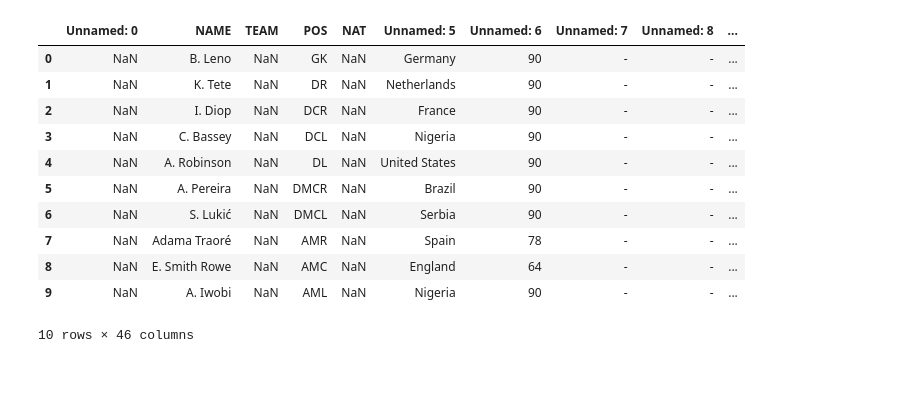
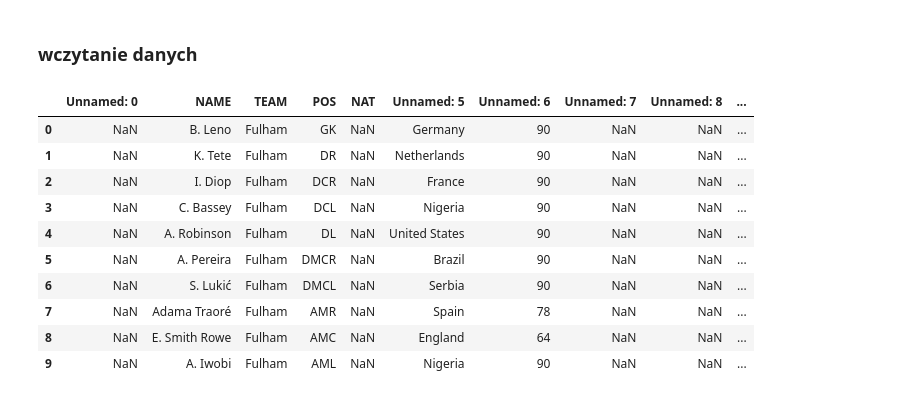
Before and after one commit to olekh-hub/inz, a Jupyter notebook: scraping_project/src/temp.ipynb, the cells around one changed output. Saved outputs shown, nothing was run; the diff lists cells and outputs as text; code cells hidden in the pictures.

```diff
--- a/scraping_project/src/temp.ipynb
+++ b/scraping_project/src/temp.ipynb
@@ -76,16 +9,19 @@ AttributeError: _ARRAY_API not found
+# %%
+pd.set_option('display.max_columns', None)
+# %% [markdown]
+### wczytanie danych
 # %%
-df = pd.read_csv('data.csv', sep=';')
-df.head(10)
+player_df = pd.read_csv('data_sec.csv', na_values='-')
+player_df.head(10)
 # %% [output]
 |  | Unnamed: 0 | NAME | TEAM | POS | NAT | Unnamed: 5 | Unnamed: 6 | Unnamed: 7 | Unnamed: 8 | ... |
-| 0 | NaN | B. Leno | NaN | GK | NaN | Germany | 90 | - | - | ... |
-| 1 | NaN | K. Tete | NaN | DR | NaN | Netherlands | 90 | - | - | ... |
-| 2 | NaN | I. Diop | NaN | DCR | NaN | France | 90 | - | - | ... |
-| 3 | NaN | C. Bassey | NaN | DCL | NaN | Nigeria | 90 | - | - | ... |
-| 4 | NaN | A. Robinson | NaN | DL | NaN | United States | 90 | - | - | ... |
-| 5 | NaN | A. Pereira | NaN | DMCR | NaN | Brazil | 90 | - | - | ... |
-| 6 | NaN | S. Lukić | NaN | DMCL | NaN | Serbia | 90 | - | - | ... |
-| 7 | NaN | Adama Traoré | NaN | AMR | NaN | Spain | 78 | - | - | ... |
-| 8 | NaN | E. Smith Rowe | NaN | AMC | NaN | England | 64 | - | - | ... |
-| 9 | NaN | A. Iwobi | NaN | AML | NaN | Nigeria | 90 | - | - | ... |
+| 0 | NaN | B. Leno | Fulham | GK | NaN | Germany | 90 | NaN | NaN | ... |
+| 1 | NaN | K. Tete | Fulham | DR | NaN | Netherlands | 90 | NaN | NaN | ... |
+| 2 | NaN | I. Diop | Fulham | DCR | NaN | France | 90 | NaN | NaN | ... |
+| 3 | NaN | C. Bassey | Fulham | DCL | NaN | Nigeria | 90 | NaN | NaN | ... |
+| 4 | NaN | A. Robinson | Fulham | DL | NaN | United States | 90 | NaN | NaN | ... |
+| 5 | NaN | A. Pereira | Fulham | DMCR | NaN | Brazil | 90 | NaN | NaN | ... |
+| 6 | NaN | S. Lukić | Fulham | DMCL | NaN | Serbia | 90 | NaN | NaN | ... |
+| 7 | NaN | Adama Traoré | Fulham | AMR | NaN | Spain | 78 | NaN | NaN | ... |
+| 8 | NaN | E. Smith Rowe | Fulham | AMC | NaN | England | 64 | NaN | NaN | ... |
+| 9 | NaN | A. Iwobi | Fulham | AML | NaN | Nigeria | 90 | NaN | NaN | ... |
-10 rows × 46 columns
```
Also changed, not shown: parts of 67 cells of this notebook, 16 other files.
